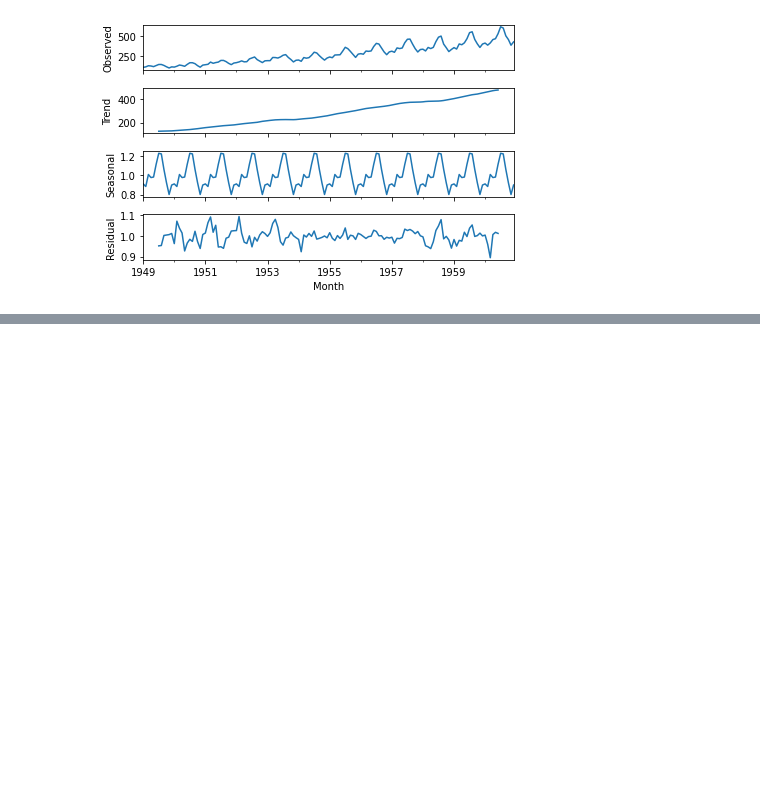
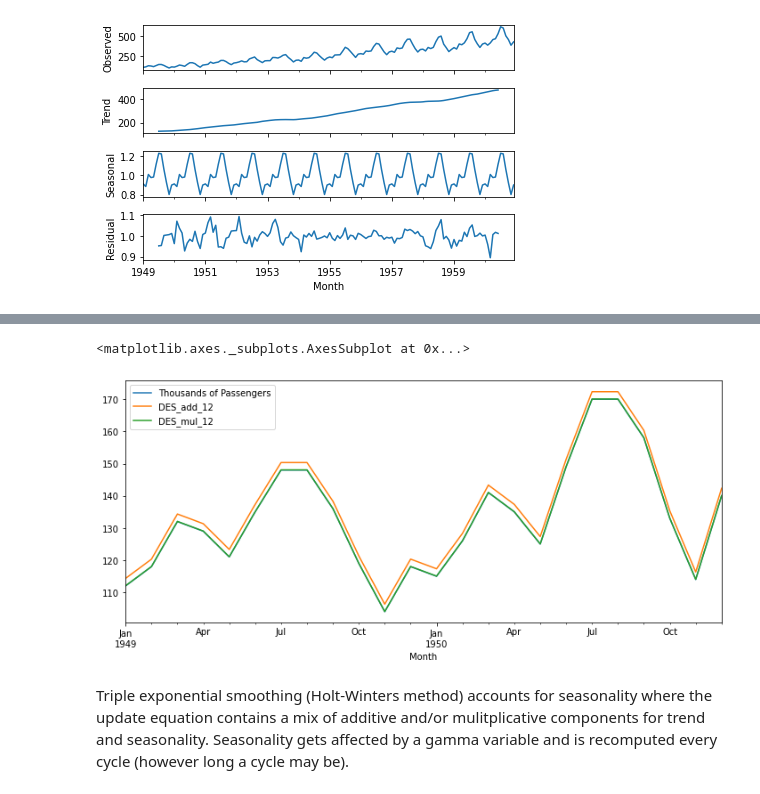
Before and after one commit to Ashwins9001/TimeSeriesAnalysis, a Jupyter notebook: TimeSeriesOperations.ipynb, the cells around one changed output, grey strips where cells are left out. Cells and saved outputs as stored; diff of their text form; code cells hidden in the pictures; blank space fills up the shorter version.

```diff
--- a/TimeSeriesOperations.ipynb
+++ b/TimeSeriesOperations.ipynb
@@ -205,0 +239,3 @@ result.plot();
+# %%
+df2['DES_add_12'] = ExponentialSmoothing(df2['Thousands of Passengers'], trend='add').fit().fittedvalues.shift(-1)
+df2['DES_mul_12'] = ExponentialSmoothing(df2['Thousands of Passengers'], trend='mul').fit().fittedvalues.shift(-1)
@@ -205,0 +252,7 @@ result.plot();
+# %%
+df2[['Thousands of Passengers', 'DES_add_12', 'DES_mul_12']].iloc[:24].plot(figsize=(12,5))
+# %% [output]
+<matplotlib.axes._subplots.AxesSubplot at 0x...>
+[figure, added]
+# %% [markdown]
+Triple exponential smoothing (Holt-Winters method) accounts for seasonality where the update equation contains a mix of additive and/or mulitplicative components for trend and seasonality.  Seasonality gets affected by a gamma variable and is recomputed every cycle (however long a cycle may be).
```
Also changed, not shown: parts of 19 cells of this notebook.
